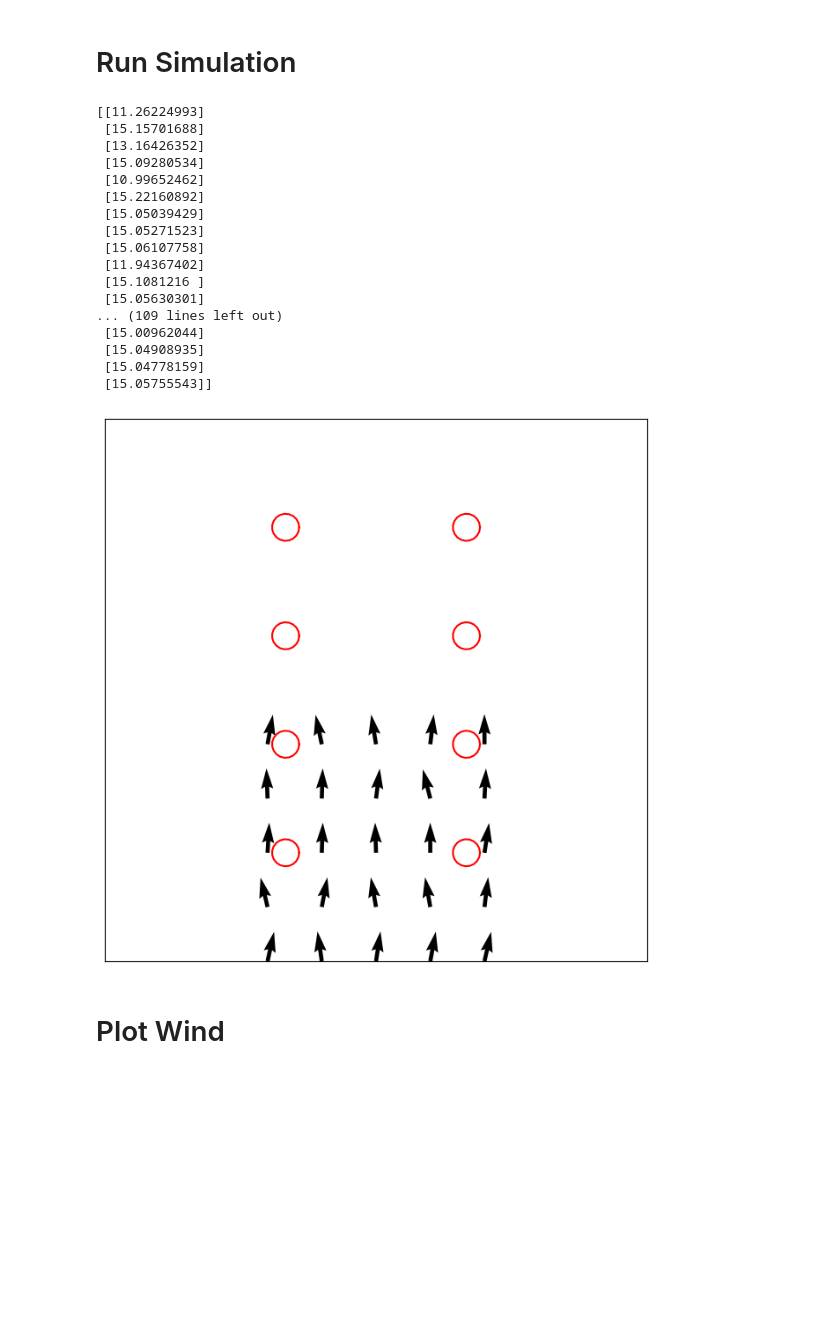
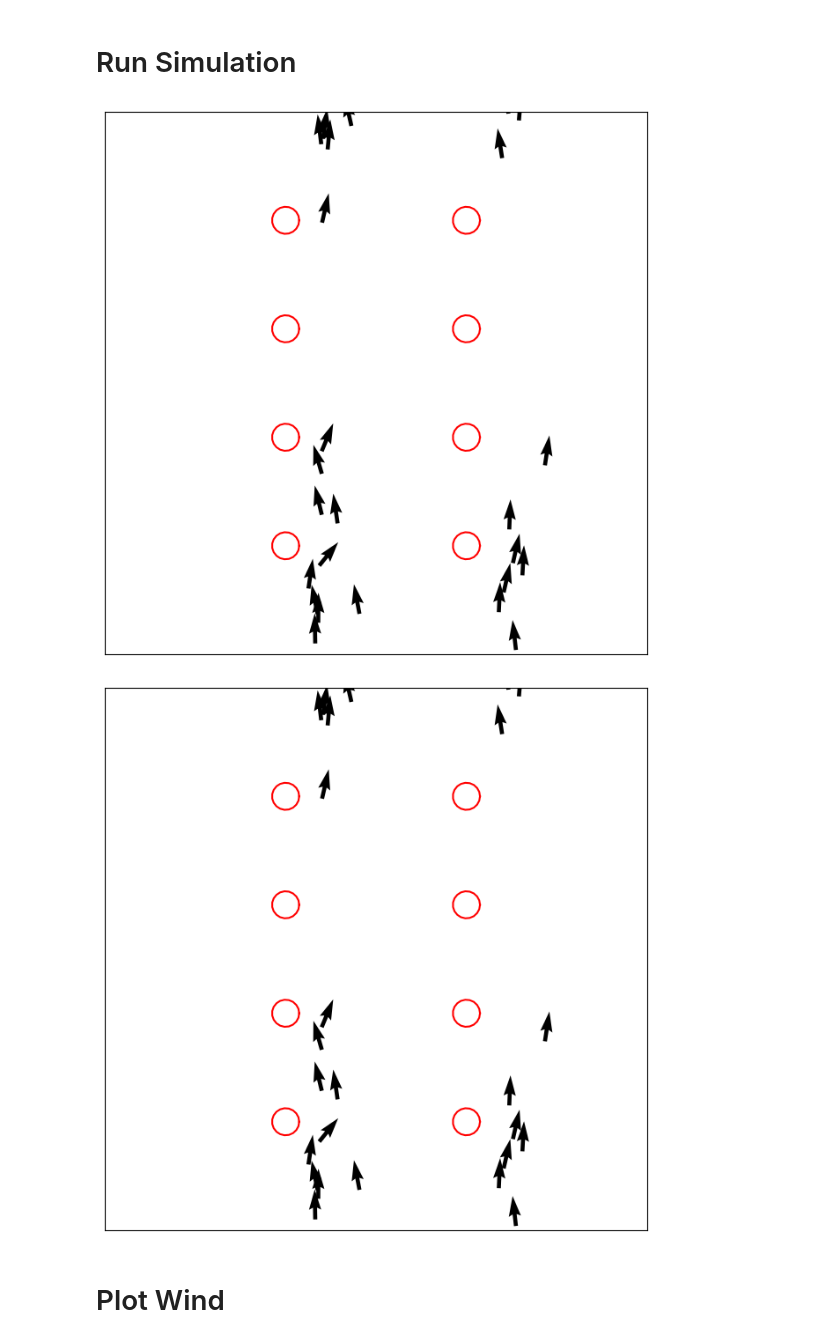
Before and after one commit to mattrflew/ind-maths-project-2-group-8, a Jupyter notebook: model.ipynb, the cells around one changed output. Saved outputs shown, nothing was run; the diff lists cells and outputs as text; code cells hidden in the pictures; blank space fills up the shorter version.

```diff
--- a/model.ipynb
+++ b/model.ipynb
@@ -14,7 +14,7 @@ from matplotlib.animation import FuncAnimation
 # Model Parameters
 # %%
 # # Birds
-v0 = 10.0      # velocity of birds (constant)
+v0 = 1.0      # velocity of birds (constant)
 eta = 0.5      # maximum random fluctuation in angle (in radians)
 R_bird = 1        # interaction radius (bird-bird)
 Rsq = R_bird**2     # square of the interaction radius
@@ -460,8 +459,8 @@ def step(x, y, vx, vy, theta, Rsq, x_obstacle, y_obstacle, eta, fov_angle, N, dt
 
     vx_wind, vy_wind = wind_constant_with_noise(v0_wind, v_wind_noise, wind_theta, wind_theta_noise)
 
-    vx, vy = update_velocities(v0, theta, vx_wind, vy_wind, v_wind_max=10, alpha=0.5)
-    # vx, vy = update_velocities_original(v0, theta, vx_wind, vy_wind)
+    # vx, vy = update_velocities(v0, theta, vx_wind, vy_wind, v_wind_max=10, alpha=0.5)
+    vx, vy = update_velocities_original(v0, theta, vx_wind, vy_wind)
 
     return x, y, vx, vy, vx_wind, vy_wind
 
@@ -541,64 +540,40 @@ for xx, yy in zip(x_obstacle_list, y_obstacle_list):
 
 # Uniform
 theta_start = np.pi/2
 x, y, vx, vy, theta = initialize_birds_uniform(N, L, v0, theta_start, eta)
 
 # Plot initial quivers
 q = plt.quiver(x,y,vx,vy)
 
 # Set figure parameters
 ax.set(xlim=(0, L), ylim=(0, L))
 ax.set_aspect('equal')
 ax.get_xaxis().set_visible(False)
 ax.get_yaxis().set_visible(False)
 
 # Initilise lists to plot later
-vx_list = []
-vy_list = []
-
-
 vx_wind_list = []
 vy_wind_list = []
 
 clustering_coefficients = []
 
 # Do each step, updating the quiver and plotting the new one
-for i in range(5):
+for i in range(Nt):
     # print(i)
-    x, y, vx, vy, vx_wind, vy_wind = step(x, y, vx, vy, theta, Rsq, x_obstacle, y_obstacle, eta, fov_angle, N, dt, 10, 0.2, wind_theta=np.pi/2, wind_theta_noise=np.radians(10))
-    # q = update_quiver(q, x, y, vx, vy)
-    # clear_output(wait=True)
-    # display(fig)
-
-    # Append speed information
-    vx_list.append(vx)
-    vy_list.append(vy)
+    x, y, vx, vy, vx_wind, vy_wind = step(x, y, vx, vy, theta, Rsq, x_obstacle, y_obstacle, eta, fov_angle, N, dt, 0, 0, wind_theta=np.pi/2, wind_theta_noise=np.radians(0))
+    q = update_quiver(q, x, y, vx, vy)
+    clear_output(wait=True)
+    display(fig)
 
     # Append wind information
     vx_wind_list.append(vx_wind)
     vy_wind_list.append(vy_wind)
 
     # Append clustering coefficient
     clustering_coefficients.append(get_clustering_coefficient(vx, vy, v0, vx_wind, vy_wind, N))
 # %% [output]
-[[11.26224993]
- [15.15701688]
- [13.16426352]
- [15.09280534]
- [10.99652462]
- [15.22160892]
- [15.05039429]
- [15.05271523]
- [15.06107758]
- [11.94367402]
- [15.1081216 ]
- [15.05630301]
-... (109 lines left out)
- [15.00962044]
- [15.04908935]
- [15.04778159]
- [15.05755543]]
-[figure, old version]
+[figure, new version]
+[figure, added]
 # %% [markdown]
 # Plot Wind
 # %%
```
Also changed, not shown: parts of 3 cells of this notebook, 2 other files.
